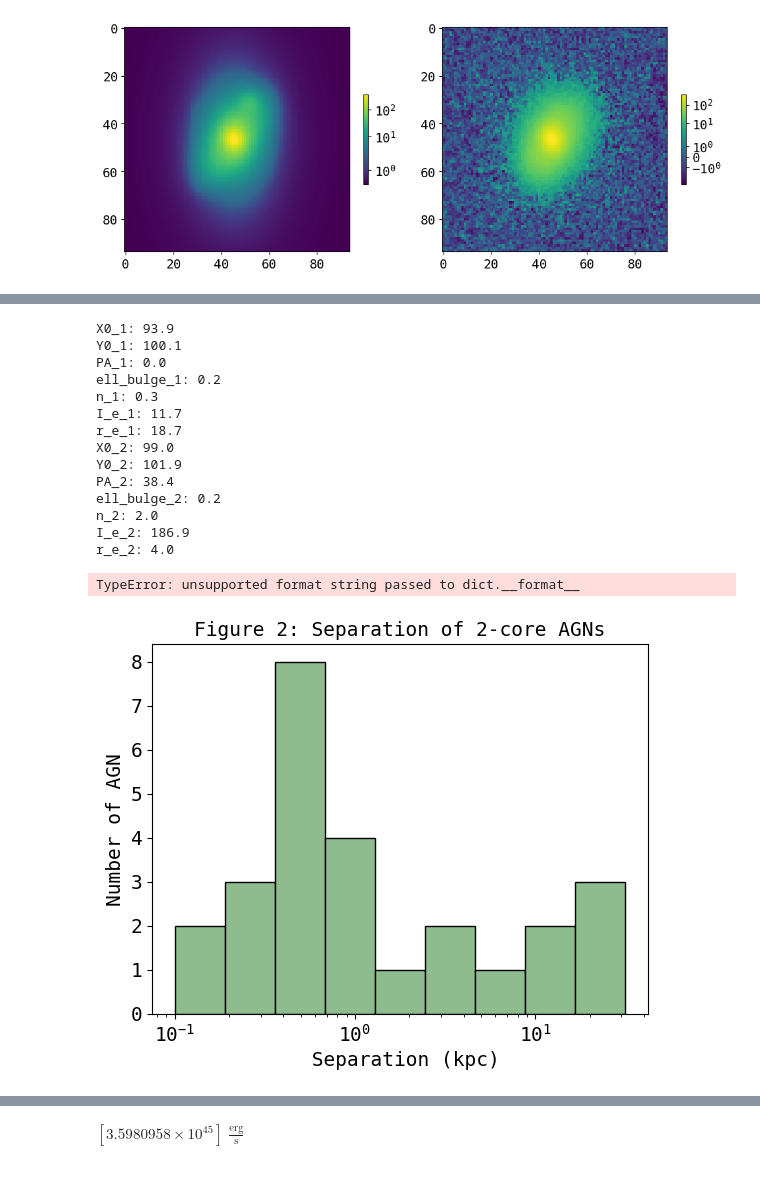
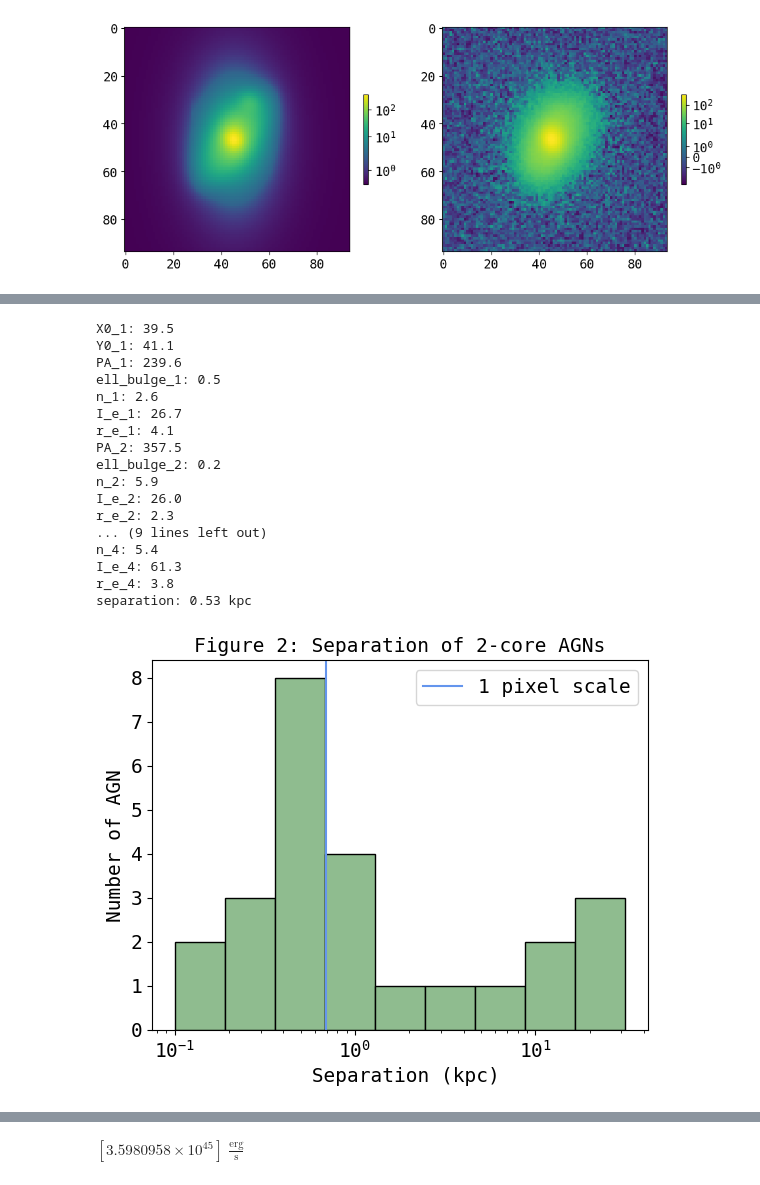
Before and after one commit to insepien/dualAGN, a Jupyter notebook: scrap_notebooks/checkFit.ipynb, the cells around one changed output, grey strips where cells are left out. Saved outputs shown, nothing was run; the diff lists cells and outputs as text; code cells hidden in the pictures.

```diff
--- a/scrap_notebooks/checkFit.ipynb
+++ b/scrap_notebooks/checkFit.ipynb
@@ -542,7 +546,11 @@ def mask_image(image,rad,intens,agn_mask_size,PA=180):
 # %%
-on = "J0932+1611"
-imageFile = glob.glob(os.path.expanduser("~/research-data/agn-result/box/final_cut/"+on+"*"))[0]
-imageAGN = fits.getdata(os.path.expanduser(imageFile))
+on = "J0400-0652"
+
+with open(os.path.expanduser("/home/insepien/research-data/agn-result/fit/final_fit_nb/"+on+".pkl"),"rb") as f:
+    d = pickle.load(f)
+imageAGN = d['imageSS']
+#imageFile = glob.glob(os.path.expanduser("~/research-data/agn-result/box/final_cut/"+on+"*"))[0]
+#imageAGN = fits.getdata(os.path.expanduser(imageFile))
 with open(os.path.expanduser("~/research-data/psf-results/psf_pkls/psf_"+on+".pkl"),"rb") as f:
     d = pickle.load(f)
 epsf = d['psf'].data
@@ -853,38 +818,63 @@ def get_magnitudes(row):
     return [-2.5 * np.log10(row.param_vals_best[p]) + mzpt for p in pnames if p[0]=="I" ]
 # %%
 df2 = pd.read_pickle("/home/insepien/research-data/separation.pkl")
-oname = "J1204+0335"
+oname = "J0918+1406"
 ind = df2[df2['Obj Name'] == oname].index[0]
 for key, value in df2.loc[ind,"param_vals_best"].items():
     print(f"{key}: {value:.1f}")
 sep=df2.loc[ind,"separation"][1].value
-print(f"separation: {sep:.1f} kpc")
+print(f"separation: {sep:.2f} kpc")
 # %% [output]
-X0_1: 93.9
-Y0_1: 100.1
-PA_1: 0.0
-ell_bulge_1: 0.2
-n_1: 0.3
-I_e_1: 11.7
-r_e_1: 18.7
-X0_2: 99.0
-Y0_2: 101.9
-PA_2: 38.4
+X0_1: 39.5
+Y0_1: 41.1
+PA_1: 239.6
+ell_bulge_1: 0.5
+n_1: 2.6
+I_e_1: 26.7
+r_e_1: 4.1
+PA_2: 357.5
 ell_bulge_2: 0.2
-n_2: 2.0
-I_e_2: 186.9
-r_e_2: 4.0
+n_2: 5.9
+I_e_2: 26.0
+r_e_2: 2.3
+... (9 lines left out)
+n_4: 5.4
+I_e_4: 61.3
+r_e_4: 3.8
+separation: 0.53 kpc
-TypeError: unsupported format string passed to dict.__format__
 # %%
 df2 = pd.read_pickle("/home/insepien/research-data/separation.pkl")
+
+# find scale of 1 pixel
+def pix_to_arcsec(imageFile):
+    """convert pixel to arcsec"""
+    w = WCS(imageFile)
+    # convert pixel to degree
+    framelim = fits.getdata(imageFile).shape[0]
+    ra1,dec1 = w.pixel_to_world_values(0,0)
+    ra2,dec2 = w.pixel_to_world_values(framelim,framelim)
+    framelim_deg = angular_separation(ra1*u.degree,dec1*u.degree,ra2*u.degree,dec2*u.degree)
+    # find pixel-arsec scale
+    framelim_arcsec = framelim_deg.to('arcsec')
+    arcsec_per_pix = framelim_arcsec/framelim
+    return arcsec_per_pix, [ra1,dec1,ra2,dec2]
+on = "J0820+1801"
+imf = glob.glob(os.path.expanduser("~/research-data/agn-result/box/final_cut/"+on+"*"))[0]
+arcsec_per_pix, _ = pix_to_arcsec(imf)
+median_z = np.median(list(alpaka['Z']))
+pix_in_kpc = (arcsec_per_pix.to(u.rad).value*cosmo.angular_diameter_distance(median_z)).to(u.kpc)
+
+# get separations and plot
 seps = df2['separation']
 sep_kpc = [seps[i][1].value for i in range(len(seps)) if i!=14]
 sep_kpc.append(seps[14][0][1].value)
 sep_kpc.append(seps[14][1][1].value)
 plt.hist(sep_kpc, color='darkseagreen',edgecolor='k', bins=np.logspace(-1,1.5,10))
+plt.axvline(x=pix_in_kpc.value,label="1 pixel scale",c='cornflowerblue')
 plt.title("Figure 2: Separation of 2-core AGNs")
 plt.xlabel(" Separation (kpc)")
 plt.ylabel("Number of AGN")
 plt.xscale('log')
+plt.legend();
 # %% [output]
-[figure, old version]
+[figure, new version]
```
Also changed, not shown: parts of 16 cells of this notebook, 1 other file.
